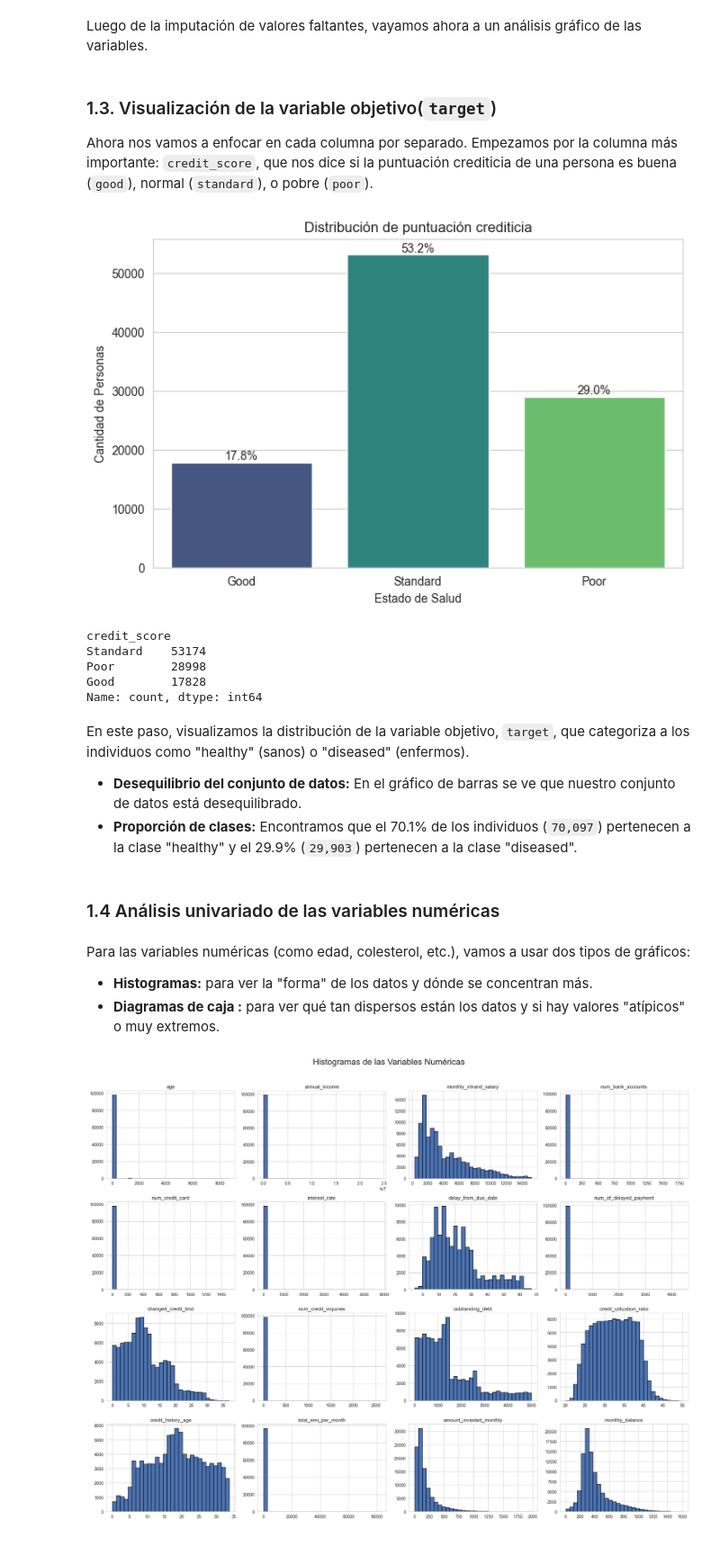
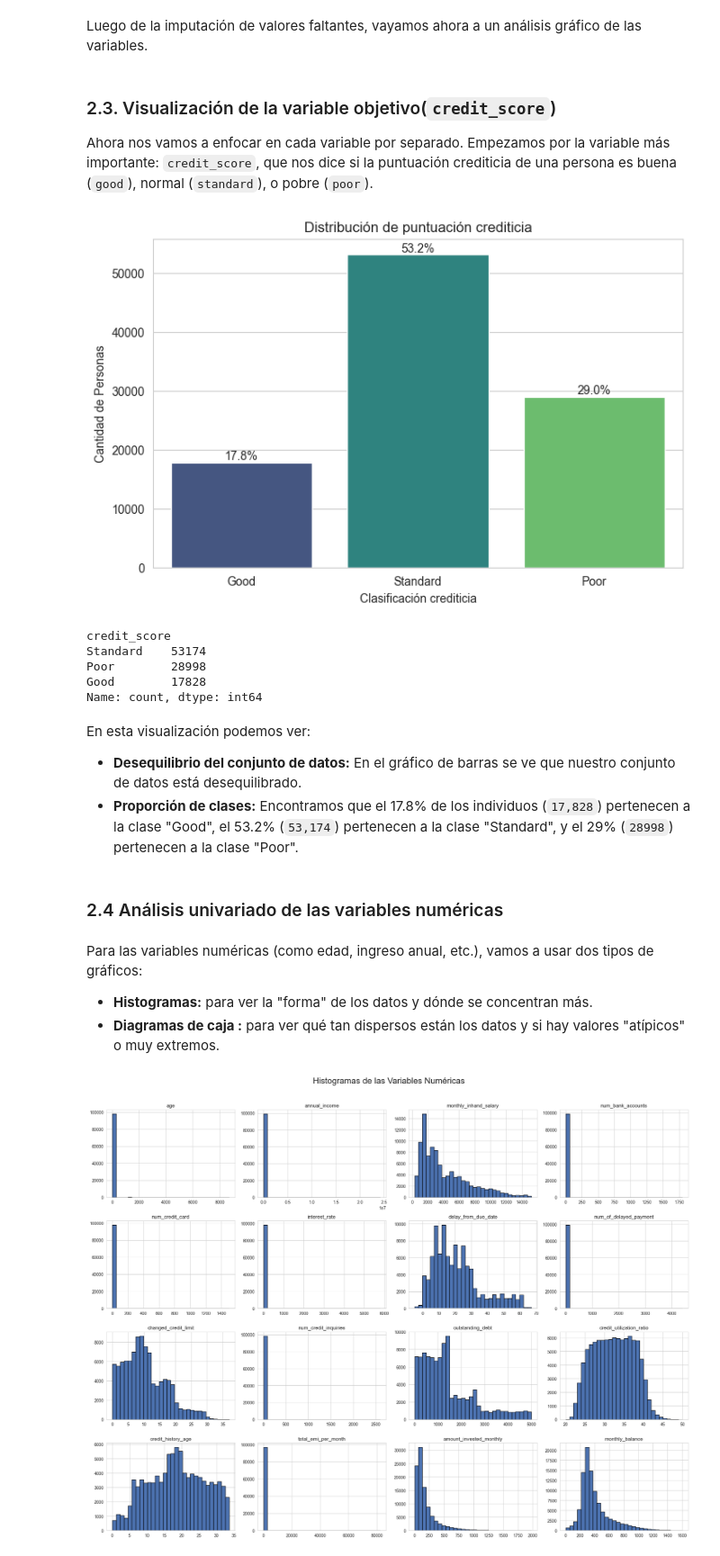
Before and after one commit to luispenaranda08/Credit-Score-Classsification-w-Machine-Learning, a Jupyter notebook: eda.ipynb, the cells around one changed output. Shown at 90% size. Saved outputs shown, nothing was run; the diff lists cells and outputs as text; code cells hidden in the pictures.

```diff
--- a/eda.ipynb
+++ b/eda.ipynb
@@ -108,5 +104,5 @@ sns.set_style('whitegrid')
 plt.style.use('seaborn-v0_8-deep')
 from sklearn.preprocessing import StandardScaler, OneHotEncoder
 # %%
-df= pd.read_csv('https://raw.githubusercontent.com/luispenaranda08/Integrative-Machine-Learning-Project/refs/heads/Hector/train.csv')
+df= pd.read_csv('https://raw.githubusercontent.com/luispenaranda08/Credit-Score-Classsification-w-Machine-Learning/refs/heads/Luis/train.csv')
 # %% [markdown]
@@ -744,41 +739,41 @@ Resumen de las variables numéricas:
 # %% [markdown]
 Luego de la imputación de valores faltantes, vayamos ahora a un análisis gráfico de las variables.
 # %% [markdown]
-### 1.3. Visualización de la variable objetivo(`target`)
-Ahora nos vamos a enfocar en cada columna por separado. Empezamos por la columna más importante: `credit_score`, que nos dice si la puntuación crediticia de una persona es buena (`good`), normal (`standard`), o pobre (`poor`).
+### 2.3. Visualización de la variable objetivo(`credit_score`)
+Ahora nos vamos a enfocar en cada variable por separado. Empezamos por la variable más importante: `credit_score`, que nos dice si la puntuación crediticia de una persona es buena (`good`), normal (`standard`), o pobre (`poor`).
 # %%
 plt.figure(figsize=(8, 5))
 ax = sns.countplot(x='credit_score', data=df_final, palette='viridis')
 plt.title('Distribución de puntuación crediticia')
-plt.xlabel('Estado de Salud')
+plt.xlabel('Clasificación crediticia')
 plt.ylabel('Cantidad de Personas')
 
 total = len(df_final['credit_score'])
 for p in ax.patches:
     percentage = f'{100 * p.get_height() / total:.1f}%'
     x = p.get_x() + p.get_width() / 2
     y = p.get_height()
     ax.annotate(percentage, (x, y), ha='center', va='bottom')
 
 plt.show()
 
 print(df_final['credit_score'].value_counts())
 # %% [output]
-[figure, old version]
+[figure, new version]
 credit_score
 Standard    53174
 Poor        28998
 Good        17828
 Name: count, dtype: int64
 # %% [markdown]
-En este paso, visualizamos la distribución de la variable objetivo, `target`, que categoriza a los individuos como "healthy" (sanos) o "diseased" (enfermos).
+En esta visualización podemos ver:
 
 -   **Desequilibrio del conjunto de datos:** En el gráfico de barras se ve que nuestro conjunto de datos está desequilibrado.
--   **Proporción de clases:** Encontramos que el 70.1% de los individuos (`70,097`) pertenecen a la clase "healthy" y el 29.9% (`29,903`) pertenecen a la clase "diseased".
+-   **Proporción de clases:** Encontramos que el 17.8% de los individuos (`17,828`) pertenecen a la clase "Good", el 53.2% (`53,174`) pertenecen a la clase "Standard", y el 29% (`28998`) pertenecen a la clase "Poor".
 # %% [markdown]
-### 1.4  Análisis univariado de las variables numéricas
+### 2.4  Análisis univariado de las variables numéricas
 # %% [markdown]
-Para las variables numéricas (como edad, colesterol, etc.), vamos a usar dos tipos de gráficos:
+Para las variables numéricas (como edad, ingreso anual, etc.), vamos a usar dos tipos de gráficos:
 - **Histogramas:** para ver la "forma" de los datos y dónde se concentran más.
 - **Diagramas de caja :** para ver qué tan dispersos están los datos y si hay valores "atípicos" o muy extremos.
 # %%
```
Also changed, not shown: parts of 77 cells of this notebook, 1 other file.
